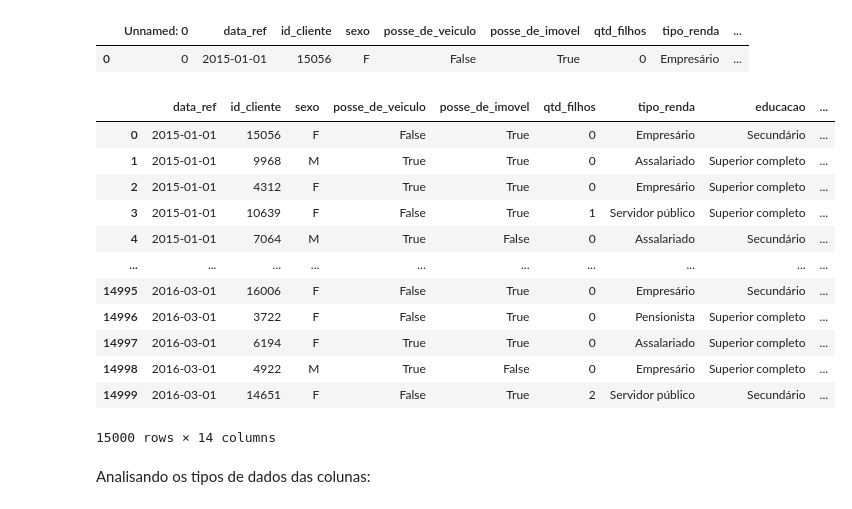
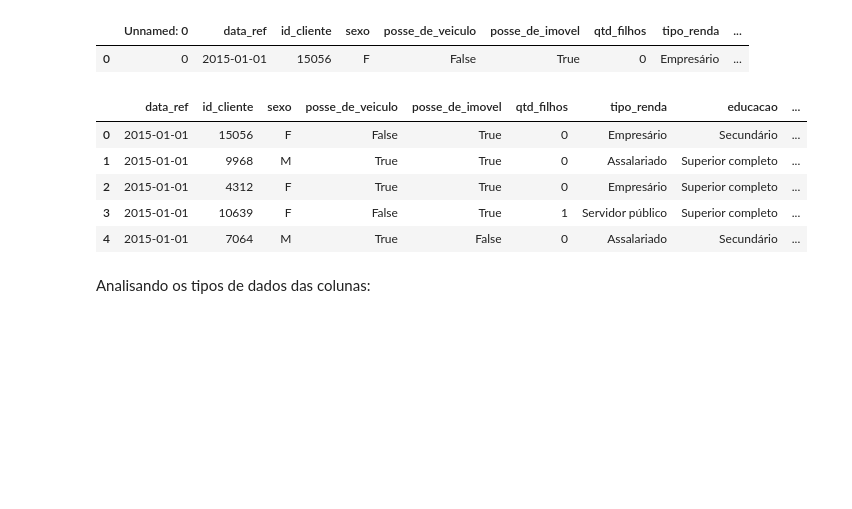
Before and after one commit to crikactba/PrevisaoRenda, a Jupyter notebook: Projeto 2.ipynb, the cells around one changed output. Cells and saved outputs as stored; diff of their text form; code cells hidden in the pictures; blank space fills up the shorter version.

```diff
--- a/Projeto 2.ipynb
+++ b/Projeto 2.ipynb
@@ -91,21 +91,14 @@ renda.head(1)
 # %%
 #excluindo a coluna Unnamed
 renda.drop(labels='Unnamed: 0', axis = 1, inplace=True)
-renda
+renda.head()
 # %% [output]
 |  | data_ref | id_cliente | sexo | posse_de_veiculo | posse_de_imovel | qtd_filhos | tipo_renda | educacao | ... |
 | 0 | 2015-01-01 | 15056 | F | False | True | 0 | Empresário | Secundário | ... |
 | 1 | 2015-01-01 | 9968 | M | True | True | 0 | Assalariado | Superior completo | ... |
 | 2 | 2015-01-01 | 4312 | F | True | True | 0 | Empresário | Superior completo | ... |
 | 3 | 2015-01-01 | 10639 | F | False | True | 1 | Servidor público | Superior completo | ... |
 | 4 | 2015-01-01 | 7064 | M | True | False | 0 | Assalariado | Secundário | ... |
-| ... | ... | ... | ... | ... | ... | ... | ... | ... | ... |
-| 14995 | 2016-03-01 | 16006 | F | False | True | 0 | Empresário | Secundário | ... |
-| 14996 | 2016-03-01 | 3722 | F | False | True | 0 | Pensionista | Superior completo | ... |
-| 14997 | 2016-03-01 | 6194 | F | True | True | 0 | Assalariado | Superior completo | ... |
-| 14998 | 2016-03-01 | 4922 | M | True | False | 0 | Empresário | Superior completo | ... |
-| 14999 | 2016-03-01 | 14651 | F | False | True | 2 | Servidor público | Secundário | ... |
-15000 rows × 14 columns
 # %% [markdown]
 Analisando os tipos de dados das colunas:
 # %%
```
Also changed, not shown: parts of 14 cells of this notebook.
